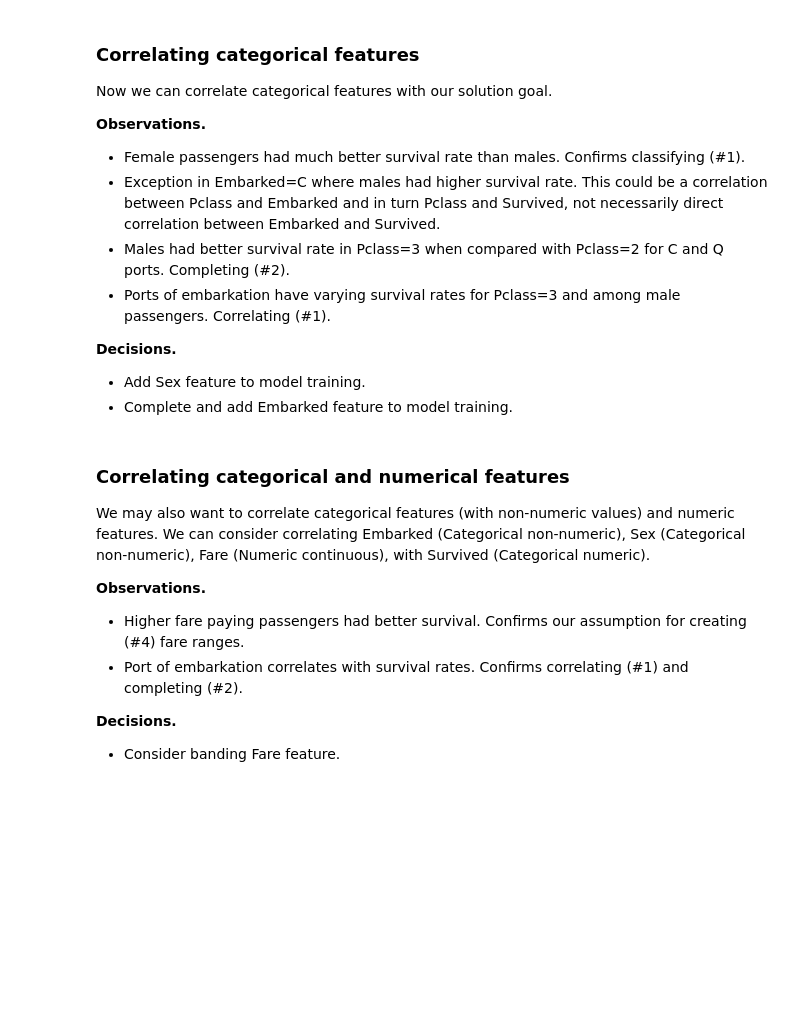
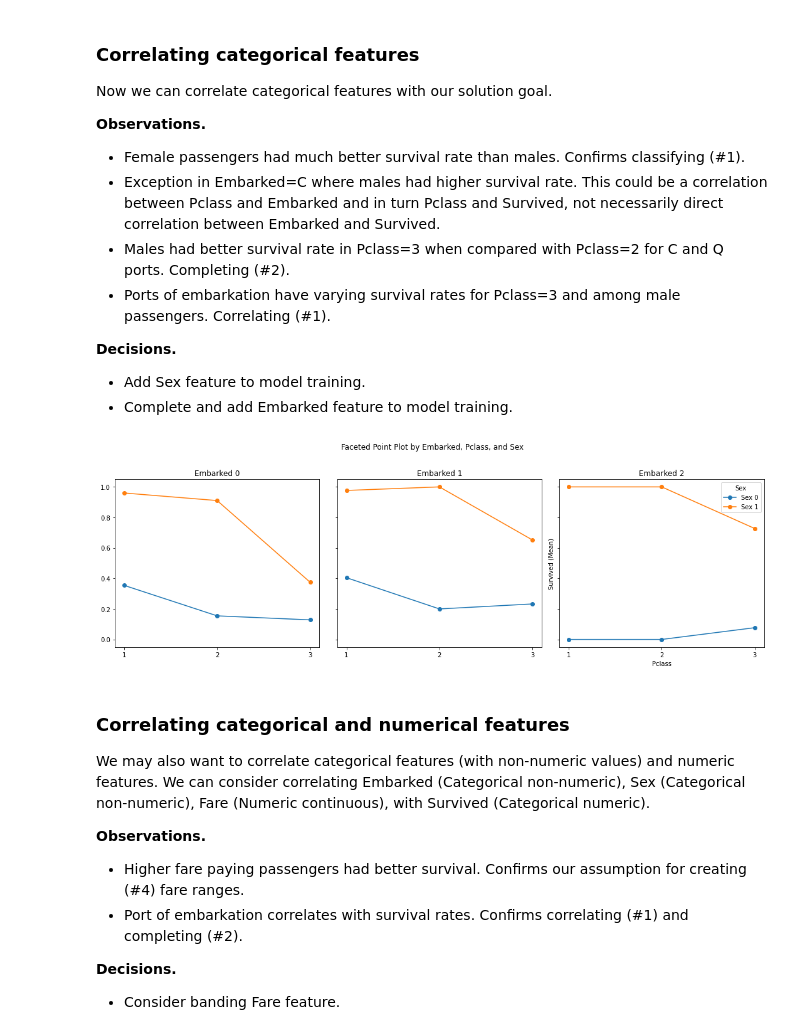
Before and after one commit to adithyapranav/Data-Mining, a Jupyter notebook: HW1/Titanic_Data_Science_Solutions.ipynb, the cells around one changed output. Drawn from its saved outputs; the diff is of its cells as text; code cells hidden in the pictures; blank space fills up the shorter version.

```diff
--- a/HW1/Titanic_Data_Science_Solutions.ipynb
+++ b/HW1/Titanic_Data_Science_Solutions.ipynb
@@ -481,3 +403,34 @@ grid.add_legend()
+# %%
+fig, axes = plt.subplots(nrows=1, ncols=3, figsize=(15, 5), sharey=True)
+
+for i, embarked in enumerate(train_df['Embarked'].unique()):
+    subset = train_df[train_df['Embarked'] == embarked]
+
+    # Calculate mean survival rate for each Pclass and Sex combination
+    grouped_data = subset.groupby(['Pclass', 'Sex']).mean()['Survived'].unstack()
+
+    # Plot point plot
+    x_ticks = range(1, len(grouped_data) + 1)
+    for sex in grouped_data.columns:
+        y_values = grouped_data[sex]
+        axes[i].plot(x_ticks, y_values, marker='o', label=f'Sex {sex}')
+
+    axes[i].set_xticks(x_ticks)
+    axes[i].set_xticklabels(grouped_data.index)
+
+    axes[i].set_title(f'Embarked {embarked}')
+
+# Set common labels and title
+plt.xlabel('Pclass')
+plt.ylabel('Survived (Mean)')
+plt.suptitle('Faceted Point Plot by Embarked, Pclass, and Sex', y=1.02)
+
+# Adjust layout
+plt.tight_layout()
+plt.legend(title='Sex')
+plt.show()
+# %% [output]
+[figure, added]
 # %% [markdown]
 ### Correlating categorical and numerical features
 
```
Also changed, not shown: parts of 9 cells of this notebook, 1 other file.
